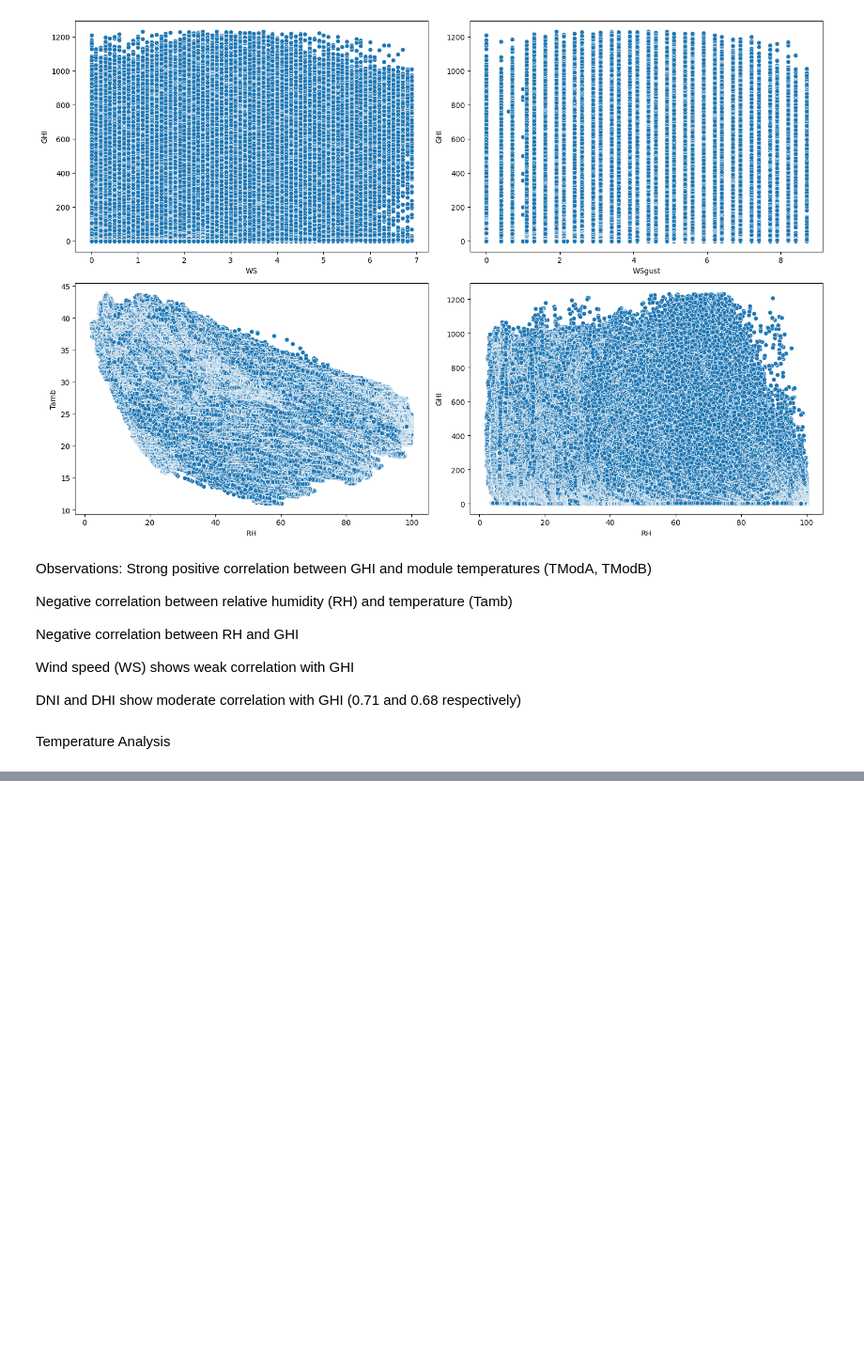
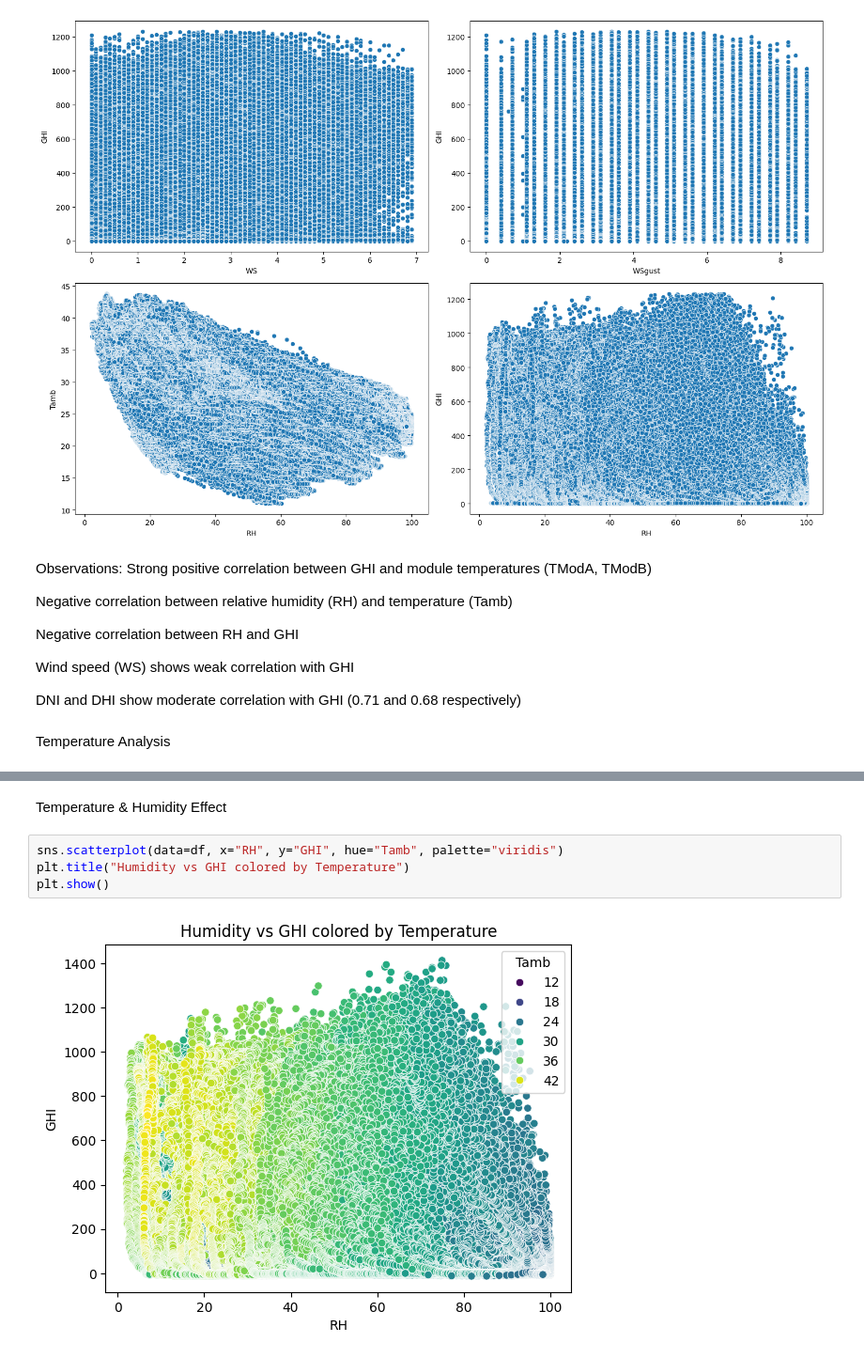
Before and after one commit to endisimie/solar-challenge-week1, a Jupyter notebook: notebooks/benin-eda.ipynb, the cells around one changed output, grey strips where cells are left out. Shown at 94% size. Drawn from its saved outputs; the diff is of its cells as text; blank space fills up the shorter version.

```diff
--- a/notebooks/benin-eda.ipynb
+++ b/notebooks/benin-eda.ipynb
@@ -383,0 +402,8 @@ Temperature Analysis
+# %% [markdown]
+Temperature & Humidity Effect
+# %%
+sns.scatterplot(data=df, x="RH", y="GHI", hue="Tamb", palette="viridis")
+plt.title("Humidity vs GHI colored by Temperature")
+plt.show()
+# %% [output]
+[figure, added]
```
Also changed, not shown: parts of 3 cells of this notebook.
